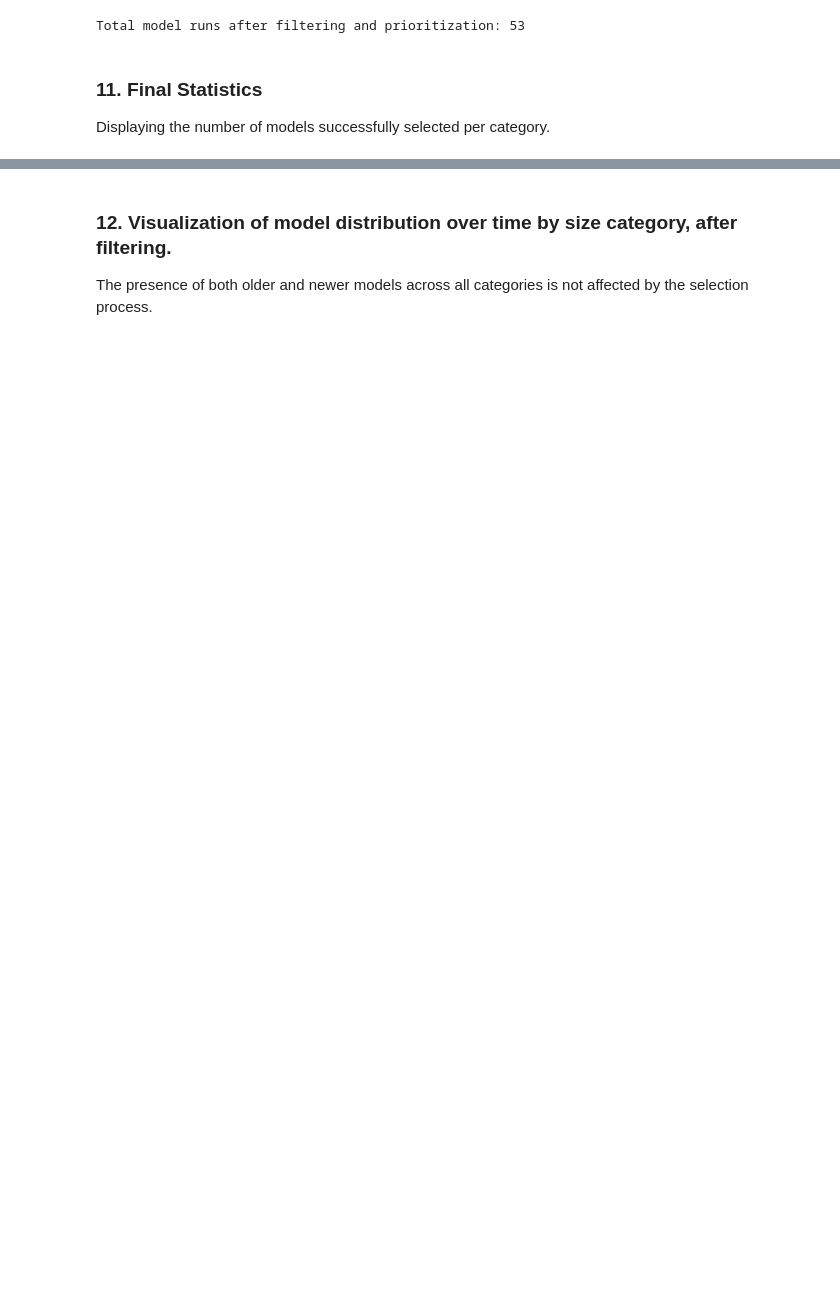
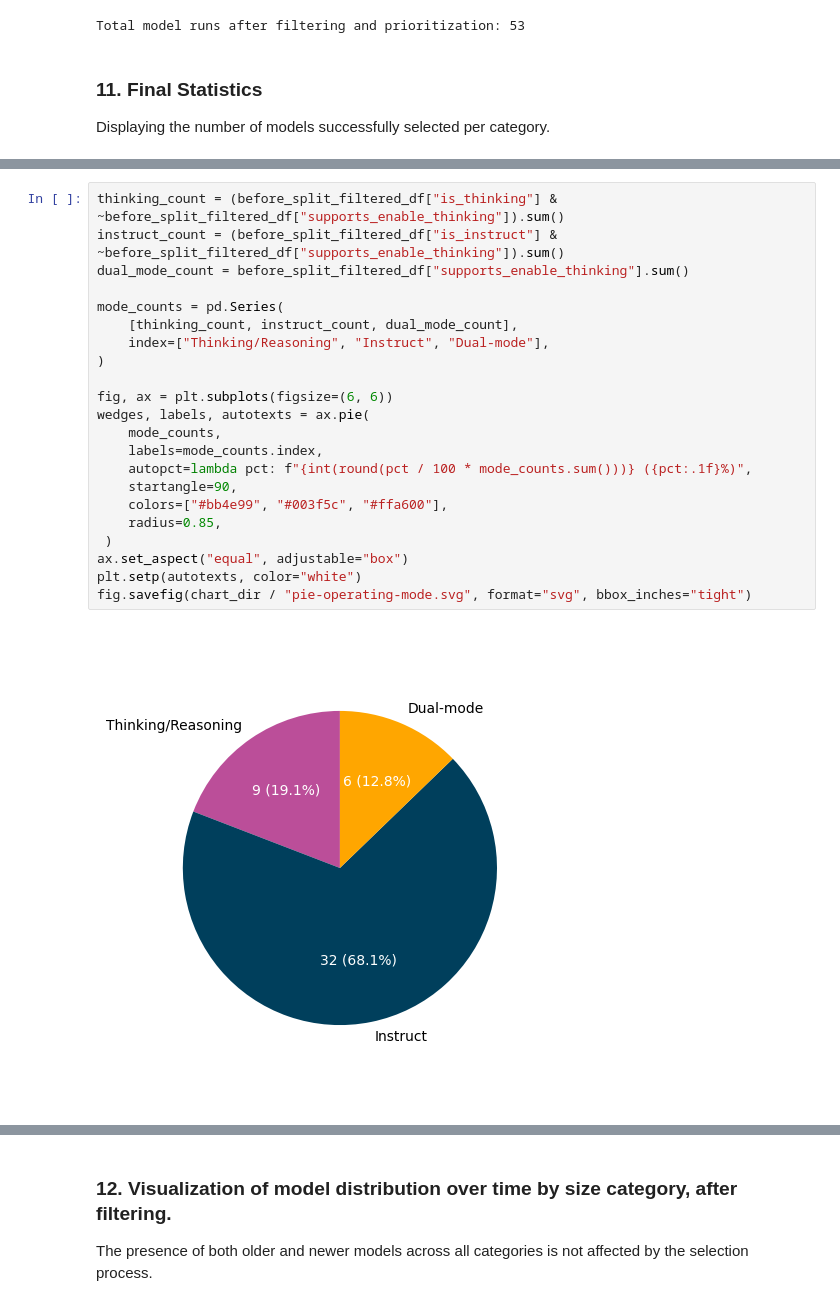
Before and after one commit to diogogmatos/eco-evolution-of-llms, a Jupyter notebook: model-selection/model-selection.ipynb, the cells around one changed output, grey strips where cells are left out. Cells and saved outputs as stored; diff of their text form; blank space fills up the shorter version.

```diff
--- a/model-selection/model-selection.ipynb
+++ b/model-selection/model-selection.ipynb
@@ -838,0 +821,24 @@ dtype: float64
+# %%
+thinking_count = (before_split_filtered_df["is_thinking"] & ~before_split_filtered_df["supports_enable_thinking"]).sum()
+instruct_count = (before_split_filtered_df["is_instruct"] & ~before_split_filtered_df["supports_enable_thinking"]).sum()
+dual_mode_count = before_split_filtered_df["supports_enable_thinking"].sum()
+
+mode_counts = pd.Series(
+    [thinking_count, instruct_count, dual_mode_count],
+    index=["Thinking/Reasoning", "Instruct", "Dual-mode"],
+)
+
+fig, ax = plt.subplots(figsize=(6, 6))
+wedges, labels, autotexts = ax.pie(
+    mode_counts,
+    labels=mode_counts.index,
+    autopct=lambda pct: f"{int(round(pct / 100 * mode_counts.sum()))} ({pct:.1f}%)",
+    startangle=90,
+    colors=["#bb4e99", "#003f5c", "#ffa600"],
+    radius=0.85,
+ )
+ax.set_aspect("equal", adjustable="box")
+plt.setp(autotexts, color="white")
+fig.savefig(chart_dir / "pie-operating-mode.svg", format="svg", bbox_inches="tight")
+# %% [output]
+[figure, added]
```
Also changed, not shown: parts of 12 cells of this notebook, 10 other files.
